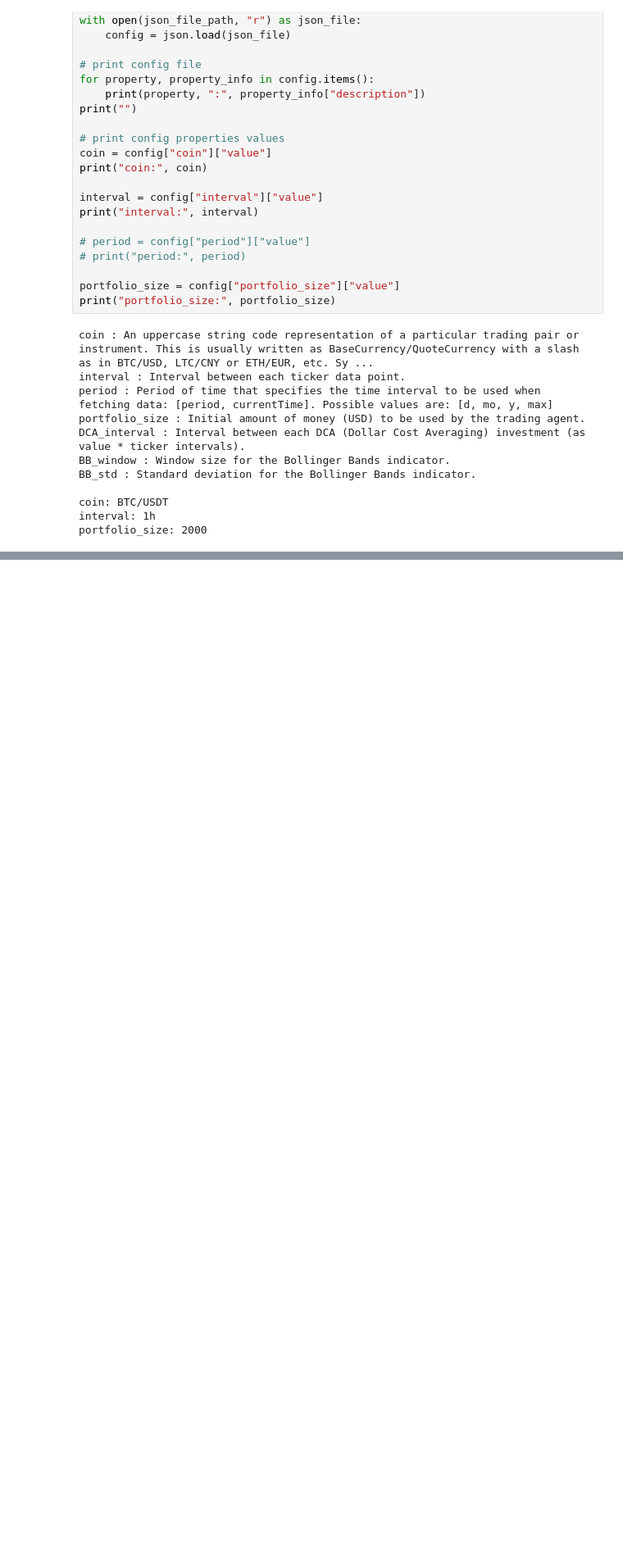
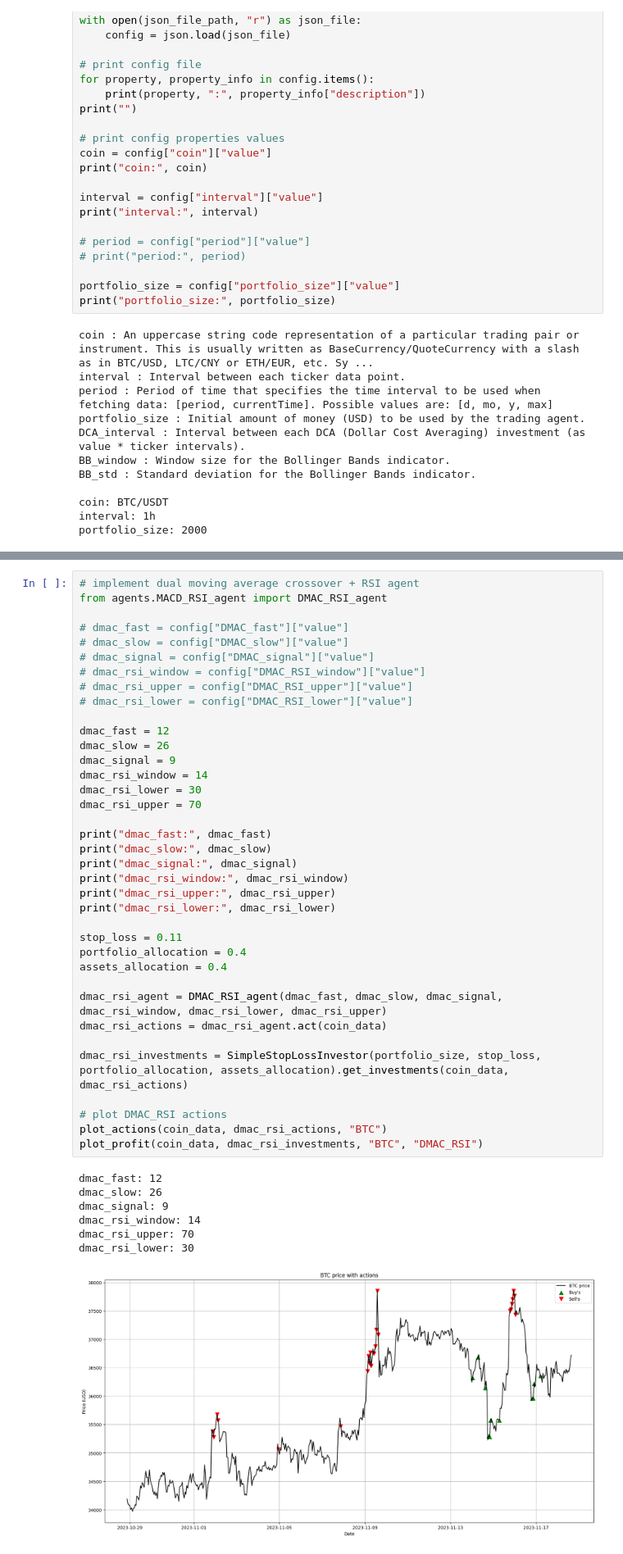
Before and after one commit to pahautelman/bitcoin-bot, a Jupyter notebook: main.ipynb, the cells around one changed output, grey strips where cells are left out. Shown at 82% size. Saved outputs shown, nothing was run; the diff lists cells and outputs as text; blank space fills up the shorter version.

```diff
--- a/main.ipynb
+++ b/main.ipynb
@@ -160,0 +204,45 @@ macd_signal: 9
+# %%
+# implement dual moving average crossover + RSI agent
+from agents.MACD_RSI_agent import DMAC_RSI_agent
+
+# dmac_fast = config["DMAC_fast"]["value"]
+# dmac_slow = config["DMAC_slow"]["value"]
+# dmac_signal = config["DMAC_signal"]["value"]
+# dmac_rsi_window = config["DMAC_RSI_window"]["value"]
+# dmac_rsi_upper = config["DMAC_RSI_upper"]["value"]
+# dmac_rsi_lower = config["DMAC_RSI_lower"]["value"]
+
+dmac_fast = 12
+dmac_slow = 26
+dmac_signal = 9
+dmac_rsi_window = 14
+dmac_rsi_lower = 30
+dmac_rsi_upper = 70
+
+print("dmac_fast:", dmac_fast)
+print("dmac_slow:", dmac_slow)
+print("dmac_signal:", dmac_signal)
+print("dmac_rsi_window:", dmac_rsi_window)
+print("dmac_rsi_upper:", dmac_rsi_upper)
+print("dmac_rsi_lower:", dmac_rsi_lower)
+
+stop_loss = 0.11
+portfolio_allocation = 0.4
+assets_allocation = 0.4
+
+dmac_rsi_agent = DMAC_RSI_agent(dmac_fast, dmac_slow, dmac_signal, dmac_rsi_window, dmac_rsi_lower, dmac_rsi_upper)
+dmac_rsi_actions = dmac_rsi_agent.act(coin_data)
+
+dmac_rsi_investments = SimpleStopLossInvestor(portfolio_size, stop_loss, portfolio_allocation, assets_allocation).get_investments(coin_data, dmac_rsi_actions)
+
+# plot DMAC_RSI actions
+plot_actions(coin_data, dmac_rsi_actions, "BTC")
+plot_profit(coin_data, dmac_rsi_investments, "BTC", "DMAC_RSI")
+# %% [output]
+dmac_fast: 12
+dmac_slow: 26
+dmac_signal: 9
+dmac_rsi_window: 14
+dmac_rsi_upper: 70
+dmac_rsi_lower: 30
+[figure, added]
```
Also changed, not shown: parts of 7 cells of this notebook, 8 other files.
